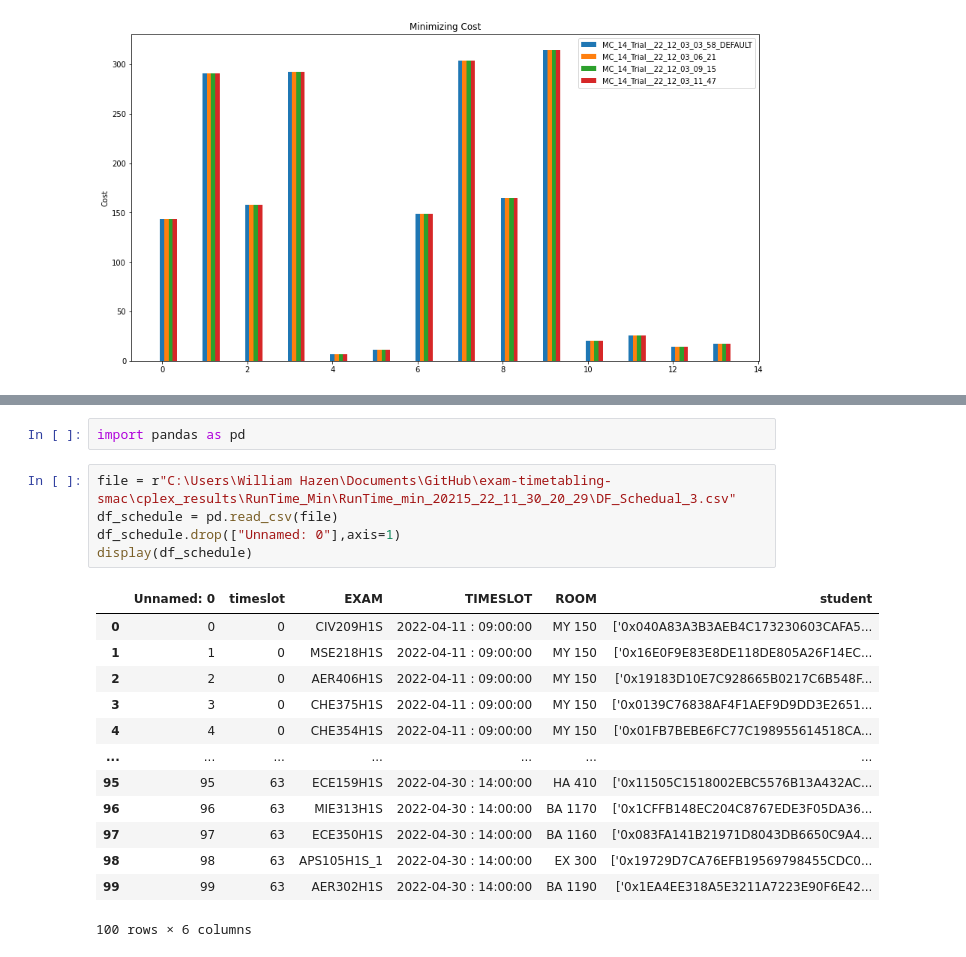
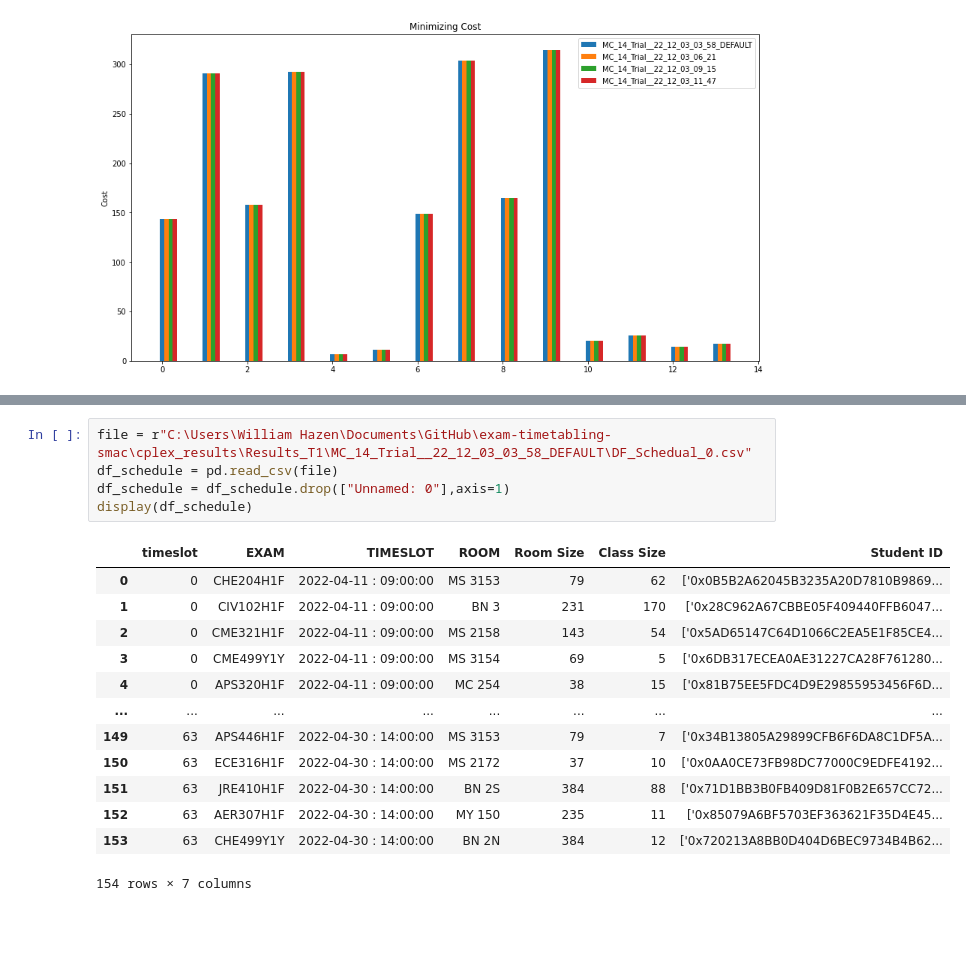
Before and after one commit to renzo-b/exam-timetabling-smac, a Jupyter notebook: process_results_wh.ipynb, the cells around one changed output, grey strips where cells are left out. Saved outputs shown, nothing was run; the diff lists cells and outputs as text; blank space fills up the shorter version.

```diff
--- a/process_results_wh.ipynb
+++ b/process_results_wh.ipynb
@@ -332,21 +324,19 @@ retrieve_instance_result_list
-# %%
-import pandas as pd
 # %%
-file = r"C:\Users\William Hazen\Documents\GitHub\exam-timetabling-smac\cplex_results\RunTime_Min\RunTime_min_20215_22_11_30_20_29\DF_Schedual_3.csv"
+file = r"C:\Users\William Hazen\Documents\GitHub\exam-timetabling-smac\cplex_results\Results_T1\MC_14_Trial__22_12_03_03_58_DEFAULT\DF_Schedual_0.csv"
 df_schedule = pd.read_csv(file)
-df_schedule.drop(["Unnamed: 0"],axis=1)
+df_schedule = df_schedule.drop(["Unnamed: 0"],axis=1)
 display(df_schedule)
 # %% [output]
-|  | Unnamed: 0 | timeslot | EXAM | TIMESLOT | ROOM | student |
-| 0 | 0 | 0 | CIV209H1S | 2022-04-11 : 09:00:00 | MY 150 | ['0x040A83A3B3AEB4C173230603CAFA5... |
-| 1 | 1 | 0 | MSE218H1S | 2022-04-11 : 09:00:00 | MY 150 | ['0x16E0F9E83E8DE118DE805A26F14EC... |
-| 2 | 2 | 0 | AER406H1S | 2022-04-11 : 09:00:00 | MY 150 | ['0x19183D10E7C928665B0217C6B548F... |
-| 3 | 3 | 0 | CHE375H1S | 2022-04-11 : 09:00:00 | MY 150 | ['0x0139C76838AF4F1AEF9D9DD3E2651... |
-| 4 | 4 | 0 | CHE354H1S | 2022-04-11 : 09:00:00 | MY 150 | ['0x01FB7BEBE6FC77C198955614518CA... |
-| ... | ... | ... | ... | ... | ... | ... |
-| 95 | 95 | 63 | ECE159H1S | 2022-04-30 : 14:00:00 | HA 410 | ['0x11505C1518002EBC5576B13A432AC... |
-| 96 | 96 | 63 | MIE313H1S | 2022-04-30 : 14:00:00 | BA 1170 | ['0x1CFFB148EC204C8767EDE3F05DA36... |
-| 97 | 97 | 63 | ECE350H1S | 2022-04-30 : 14:00:00 | BA 1160 | ['0x083FA141B21971D8043DB6650C9A4... |
-| 98 | 98 | 63 | APS105H1S_1 | 2022-04-30 : 14:00:00 | EX 300 | ['0x19729D7CA76EFB19569798455CDC0... |
-| 99 | 99 | 63 | AER302H1S | 2022-04-30 : 14:00:00 | BA 1190 | ['0x1EA4EE318A5E3211A7223E90F6E42... |
+|  | timeslot | EXAM | TIMESLOT | ROOM | Room Size | Class Size | Student ID |
+| 0 | 0 | CHE204H1F | 2022-04-11 : 09:00:00 | MS 3153 | 79 | 62 | ['0x0B5B2A62045B3235A20D7810B9869... |
+| 1 | 0 | CIV102H1F | 2022-04-11 : 09:00:00 | BN 3 | 231 | 170 | ['0x28C962A67CBBE05F409440FFB6047... |
+| 2 | 0 | CME321H1F | 2022-04-11 : 09:00:00 | MS 2158 | 143 | 54 | ['0x5AD65147C64D1066C2EA5E1F85CE4... |
+| 3 | 0 | CME499Y1Y | 2022-04-11 : 09:00:00 | MS 3154 | 69 | 5 | ['0x6DB317ECEA0AE31227CA28F761280... |
+| 4 | 0 | APS320H1F | 2022-04-11 : 09:00:00 | MC 254 | 38 | 15 | ['0x81B75EE5FDC4D9E29855953456F6D... |
+| ... | ... | ... | ... | ... | ... | ... | ... |
+| 149 | 63 | APS446H1F | 2022-04-30 : 14:00:00 | MS 3153 | 79 | 7 | ['0x34B13805A29899CFB6F6DA8C1DF5A... |
+| 150 | 63 | ECE316H1F | 2022-04-30 : 14:00:00 | MS 2172 | 37 | 10 | ['0x0AA0CE73FB98DC77000C9EDFE4192... |
+| 151 | 63 | JRE410H1F | 2022-04-30 : 14:00:00 | BN 2S | 384 | 88 | ['0x71D1BB3B0FB409D81F0B2E657CC72... |
+| 152 | 63 | AER307H1F | 2022-04-30 : 14:00:00 | MY 150 | 235 | 11 | ['0x85079A6BF5703EF363621F35D4E45... |
+| 153 | 63 | CHE499Y1Y | 2022-04-30 : 14:00:00 | BN 2N | 384 | 12 | ['0x720213A8BB0D404D6BEC9734B4B62... |
-100 rows × 6 columns
+154 rows × 7 columns
```
Also changed, not shown: parts of 17 cells of this notebook.
